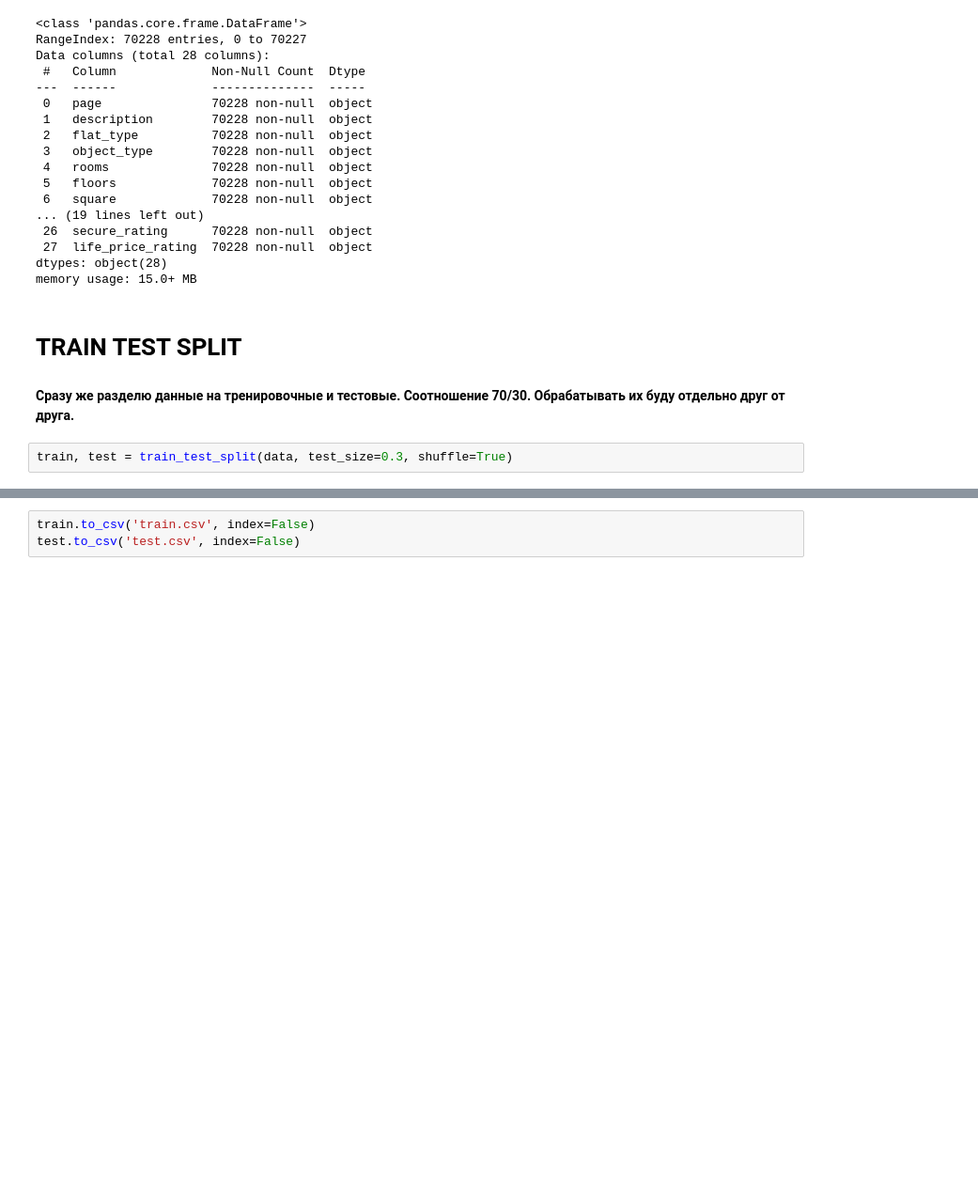
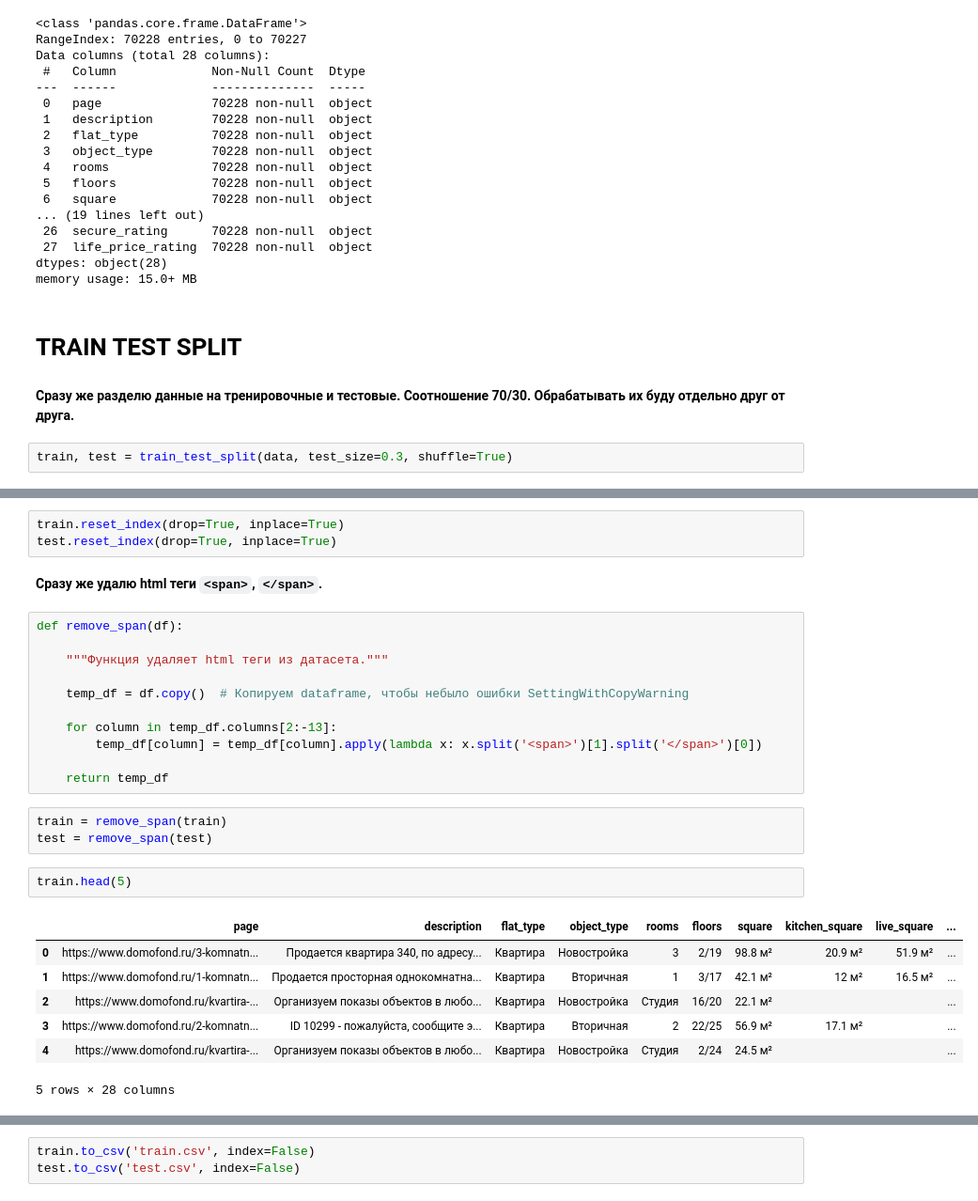
Before and after one commit to alxkzncoff/house_price_prediction, a Jupyter notebook: data/split.ipynb, the cells around one changed output, grey strips where cells are left out. Shown: that part at 94% size. Saved outputs shown, nothing was run; the diff lists cells and outputs as text; blank space fills up the shorter version.

Commit message:
add function remove_span()

```diff
--- a/data/split.ipynb
+++ b/data/split.ipynb
@@ -50,0 +71,29 @@ train, test = train_test_split(data, test_size=0.3, shuffle=True)
+# %%
+train.reset_index(drop=True, inplace=True)
+test.reset_index(drop=True, inplace=True)
+# %% [markdown]
+**Сразу же удалю html теги `<span>`, `</span>`.**
+# %%
+def remove_span(df):
+
+    """Функция удаляет html теги из датасета."""
+
+    temp_df = df.copy()  # Копируем dataframe, чтобы небыло ошибки SettingWithCopyWarning
+
+    for column in temp_df.columns[2:-13]:
+        temp_df[column] = temp_df[column].apply(lambda x: x.split('<span>')[1].split('</span>')[0])
+
+    return temp_df
+# %%
+train = remove_span(train)
+test = remove_span(test)
+# %%
+train.head(5)
+# %% [output]
+|  | page | description | flat_type | object_type | rooms | floors | square | kitchen_square | live_square | ... |
+| 0 | https://www.domofond.ru/3-komnatn... | Продается квартира 340, по адресу... | Квартира | Новостройка | 3 | 2/19 | 98.8 м² | 20.9 м² | 51.9 м² | ... |
+| 1 | https://www.domofond.ru/1-komnatn... | Продается просторная однокомнатна... | Квартира | Вторичная | 1 | 3/17 | 42.1 м² | 12 м² | 16.5 м² | ... |
+| 2 | https://www.domofond.ru/kvartira-... | Организуем показы объектов в любо... | Квартира | Новостройка | Студия | 16/20 | 22.1 м² |  |  | ... |
+| 3 | https://www.domofond.ru/2-komnatn... | ID 10299 - пожалуйста, сообщите э... | Квартира | Вторичная | 2 | 22/25 | 56.9 м² | 17.1 м² |  | ... |
+| 4 | https://www.domofond.ru/kvartira-... | Организуем показы объектов в любо... | Квартира | Новостройка | Студия | 2/24 | 24.5 м² |  |  | ... |
+5 rows × 28 columns
```
Also changed, not shown: parts of 4 cells of this notebook.
